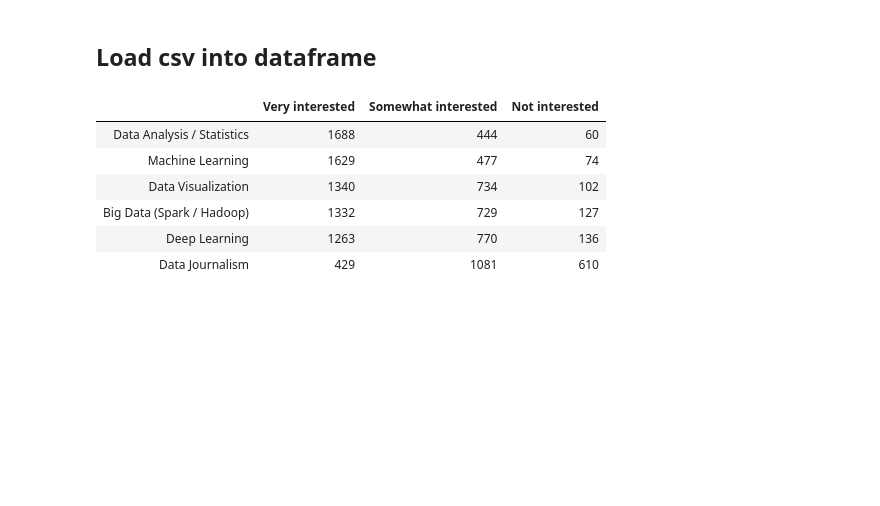
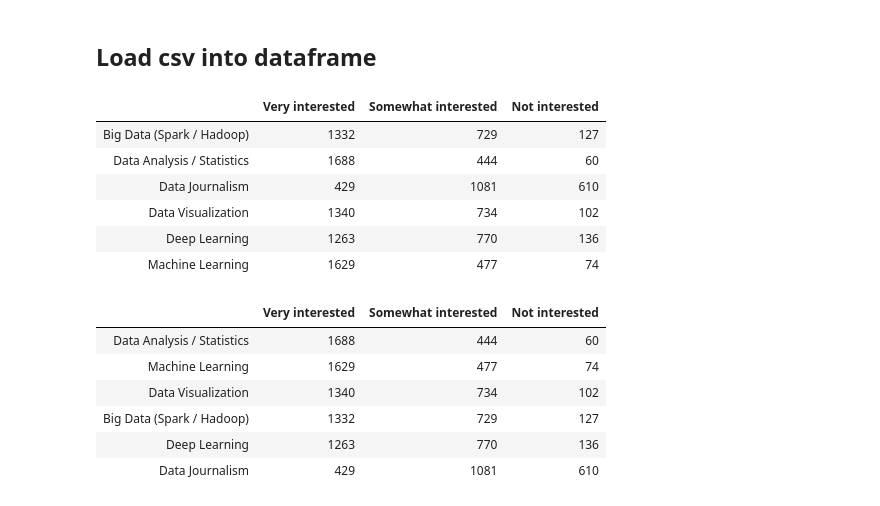
Before and after one commit to faizywaizy/Data-Visualization-Practice, a Jupyter notebook: Interest in Data Science Topics.ipynb, the cells around one changed output. Drawn from its saved outputs; the diff is of its cells as text; code cells hidden in the pictures; blank space fills up the shorter version.

```diff
--- a/Interest in Data Science Topics.ipynb
+++ b/Interest in Data Science Topics.ipynb
@@ -12,6 +12,15 @@ mpl.style.use('ggplot')
 ## Load csv into dataframe
 # %%
 survey = pd.read_csv('Topic_Survey_Assignment.csv', index_col=0) # index_col = to avoid sequential indexing
+survey
+# %% [output]
+|  | Very interested | Somewhat interested | Not interested |
+| Big Data (Spark / Hadoop) | 1332 | 729 | 127 |
+| Data Analysis / Statistics | 1688 | 444 | 60 |
+| Data Journalism | 429 | 1081 | 610 |
+| Data Visualization | 1340 | 734 | 102 |
+| Deep Learning | 1263 | 770 | 136 |
+| Machine Learning | 1629 | 477 | 74 |
 # %%
 survey.sort_values(by='Very interested', ascending = False) # descending order
 # %% [output]
```
